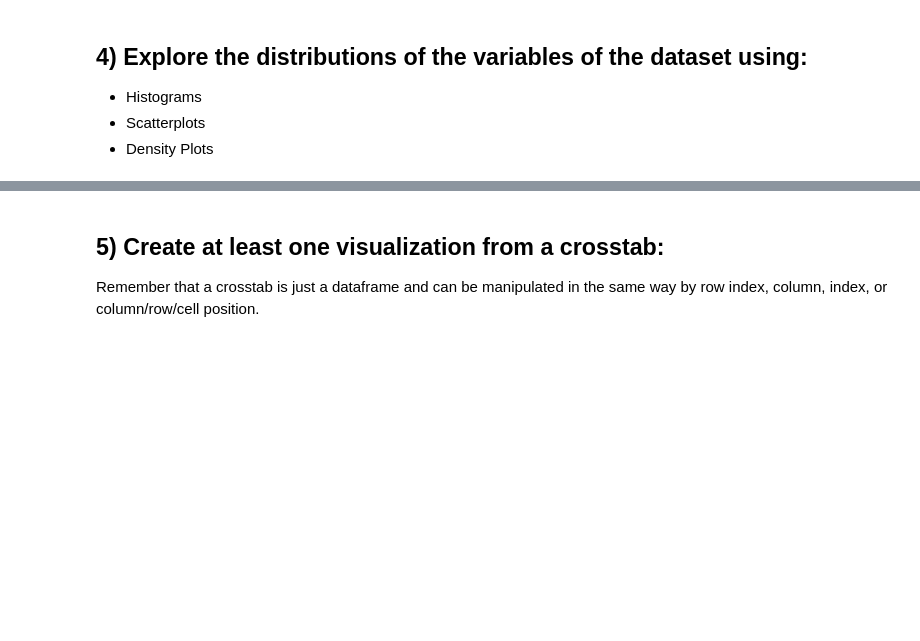
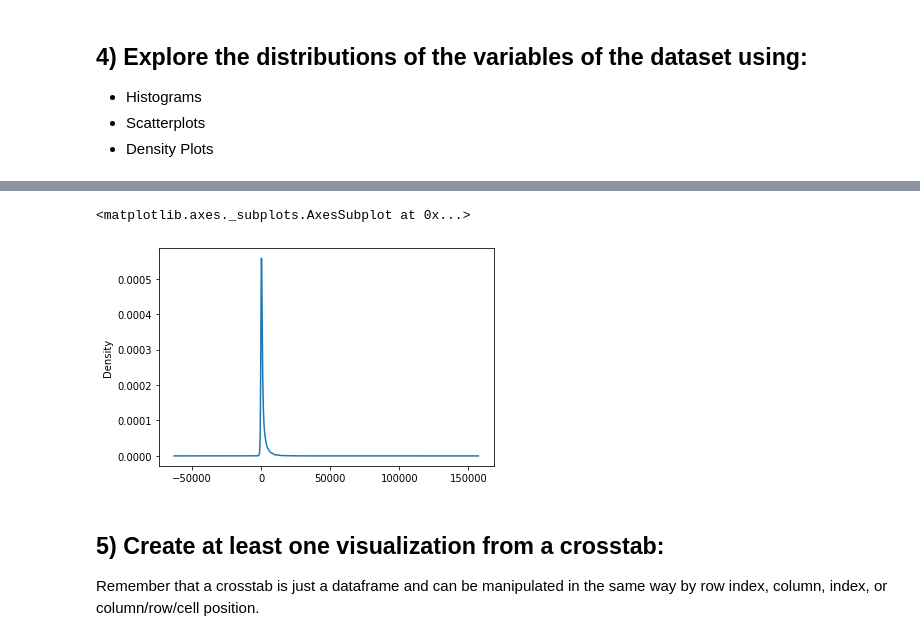
Before and after one commit to ekoly/DS-Unit-1-Sprint-1-Data-Wrangling-and-Storytelling, a Jupyter notebook: module1-exploratory-data-analysis/LS_DS_111_Exploratory_Data_Analysis_Assignment.ipynb, the cells around one changed output, grey strips where cells are left out. Drawn from its saved outputs; the diff is of its cells as text; code cells hidden in the pictures; blank space fills up the shorter version.

```diff
--- a/module1-exploratory-data-analysis/LS_DS_111_Exploratory_Data_Analysis_Assignment.ipynb
+++ b/module1-exploratory-data-analysis/LS_DS_111_Exploratory_Data_Analysis_Assignment.ipynb
@@ -99,3 +150,8 @@ Take whichever of the above datasets has more categorical variables and use cros
+# %%
+df2["balance"].plot.density()
+# %% [output]
+<matplotlib.axes._subplots.AxesSubplot at 0x...>
+[figure, added]
 # %% [markdown]
 ## 5) Create at least one visualization from a crosstab:
 
```
Also changed, not shown: parts of 20 cells of this notebook.
